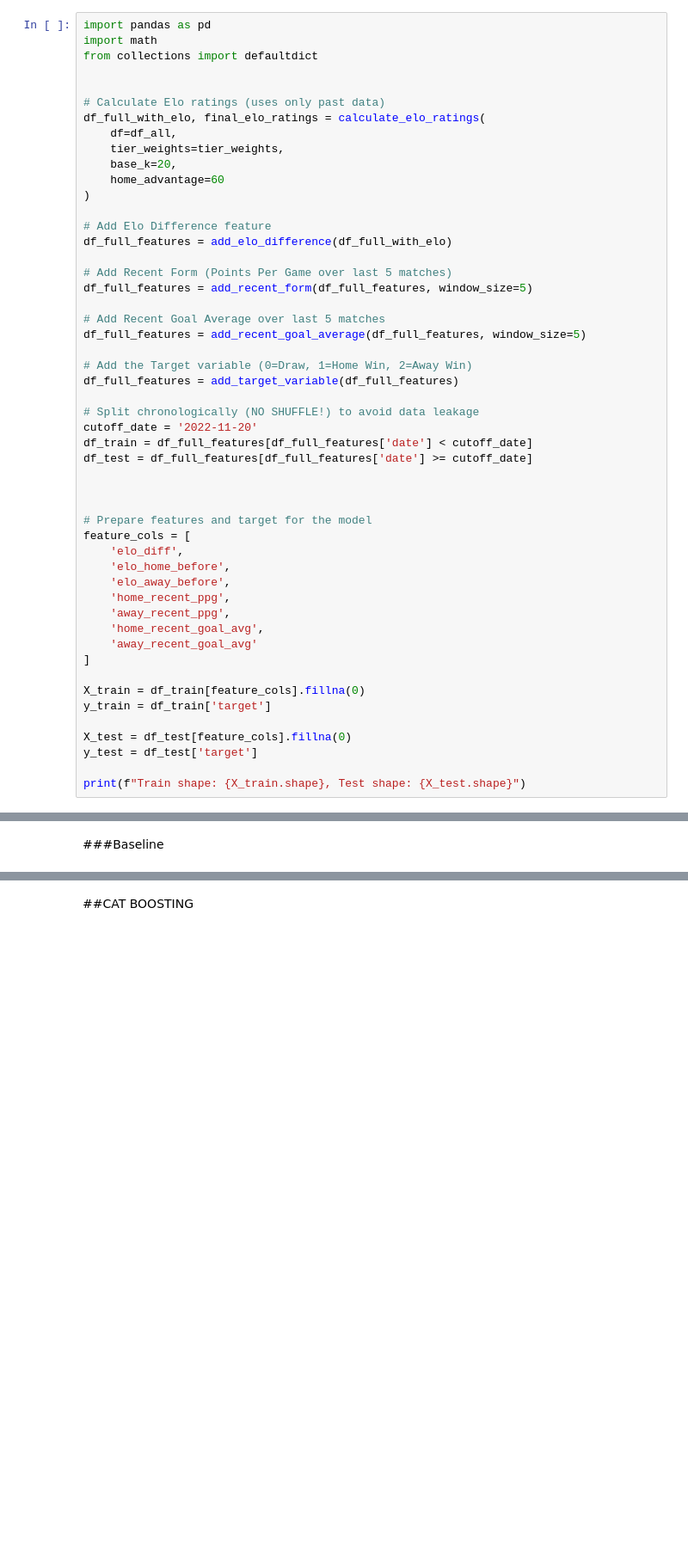
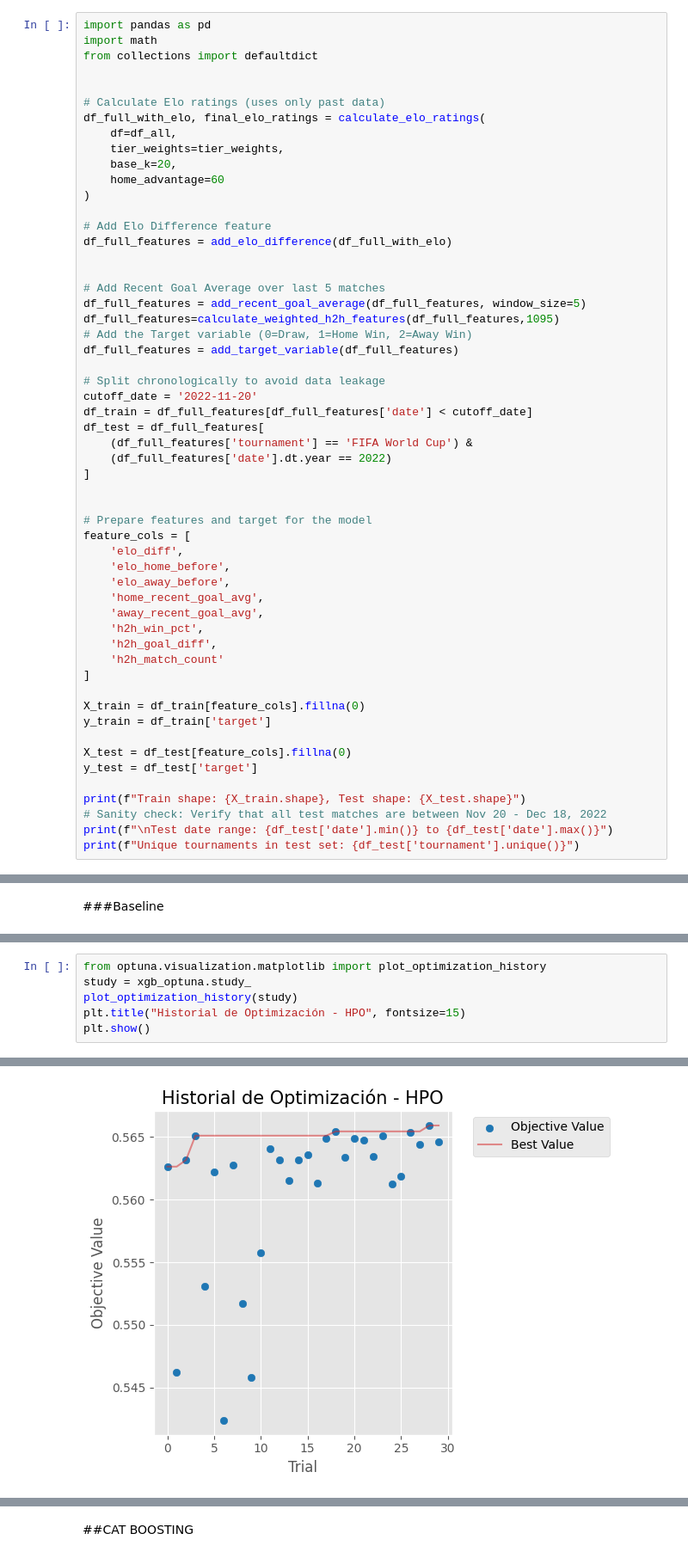
Before and after one commit to AdrianCurellCruz/World_cup_prediction_using_ML_models, a Jupyter notebook: EDA.ipynb, the cells around one changed output, grey strips where cells are left out. Shown at 86% size. Drawn from its saved outputs; the diff is of its cells as text; blank space fills up the shorter version.

```diff
--- a/EDA.ipynb
+++ b/EDA.ipynb
@@ -535,20 +532,20 @@ df_full_with_elo, final_elo_ratings = calculate_elo_ratings(
 # Add Elo Difference feature
 df_full_features = add_elo_difference(df_full_with_elo)
 
-# Add Recent Form (Points Per Game over last 5 matches)
-df_full_features = add_recent_form(df_full_features, window_size=5)
 
 # Add Recent Goal Average over last 5 matches
 df_full_features = add_recent_goal_average(df_full_features, window_size=5)
-
+df_full_features=calculate_weighted_h2h_features(df_full_features,1095)
 # Add the Target variable (0=Draw, 1=Home Win, 2=Away Win)
 df_full_features = add_target_variable(df_full_features)
 
-# Split chronologically (NO SHUFFLE!) to avoid data leakage
+# Split chronologically to avoid data leakage
 cutoff_date = '2022-11-20'
 df_train = df_full_features[df_full_features['date'] < cutoff_date]
-df_test = df_full_features[df_full_features['date'] >= cutoff_date]
-
+df_test = df_full_features[
+    (df_full_features['tournament'] == 'FIFA World Cup') &
+    (df_full_features['date'].dt.year == 2022)
+]
 
 
 # Prepare features and target for the model
@@ -556,10 +553,11 @@ feature_cols = [
     'elo_diff',
     'elo_home_before',
     'elo_away_before',
-    'home_recent_ppg',
-    'away_recent_ppg',
     'home_recent_goal_avg',
-    'away_recent_goal_avg'
+    'away_recent_goal_avg',
+    'h2h_win_pct',
+    'h2h_goal_diff',
+    'h2h_match_count'
 ]
 
 X_train = df_train[feature_cols].fillna(0)
@@ -569,4 +567,7 @@ X_test = df_test[feature_cols].fillna(0)
 y_test = df_test['target']
 
 print(f"Train shape: {X_train.shape}, Test shape: {X_test.shape}")
+# Sanity check: Verify that all test matches are between Nov 20 - Dec 18, 2022
+print(f"\nTest date range: {df_test['date'].min()} to {df_test['date'].max()}")
+print(f"Unique tournaments in test set: {df_test['tournament'].unique()}")
 # %% [output]
@@ -636,0 +948,7 @@ XGBoost Baseline Accuracy: 57.40%
+# %%
+from optuna.visualization.matplotlib import plot_optimization_history
+study = xgb_optuna.study_
+plot_optimization_history(study)
+plt.title("Historial de Optimización - HPO", fontsize=15)
+plt.show()
+# %% [output]
@@ -636,0 +956 @@ XGBoost Baseline Accuracy: 57.40%
+[figure, added]
```
Also changed, not shown: parts of 21 cells of this notebook.
